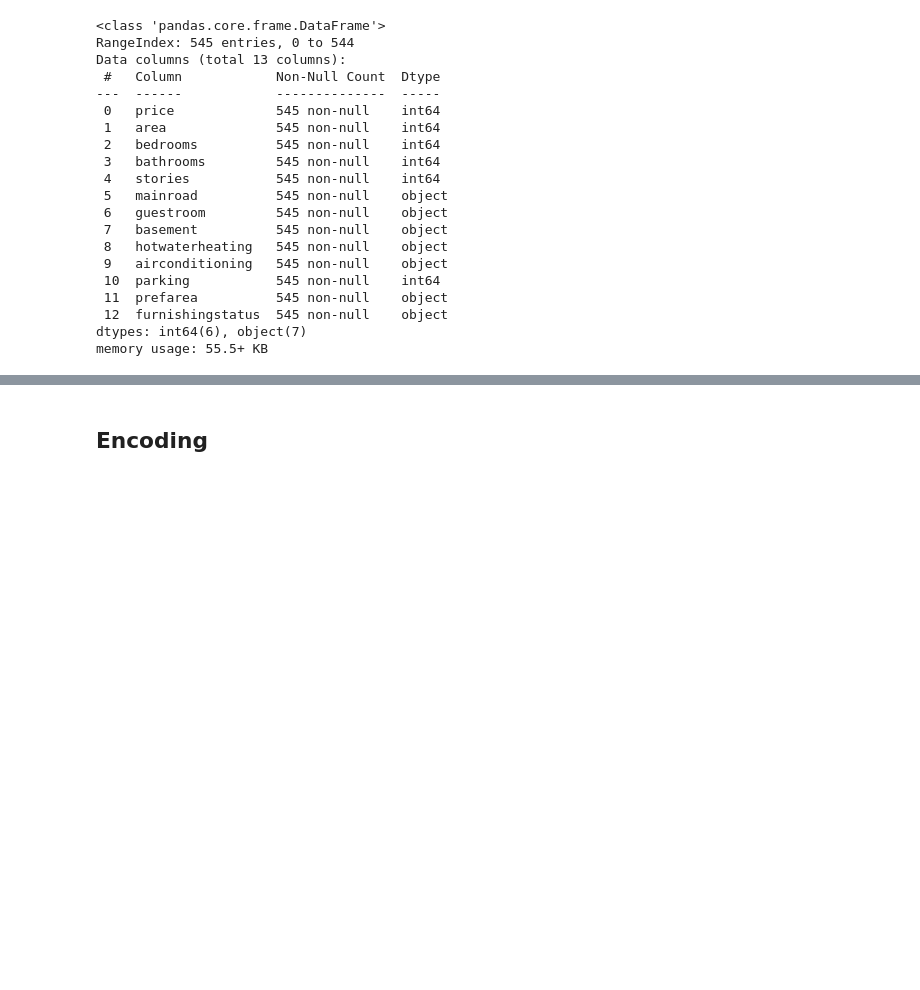
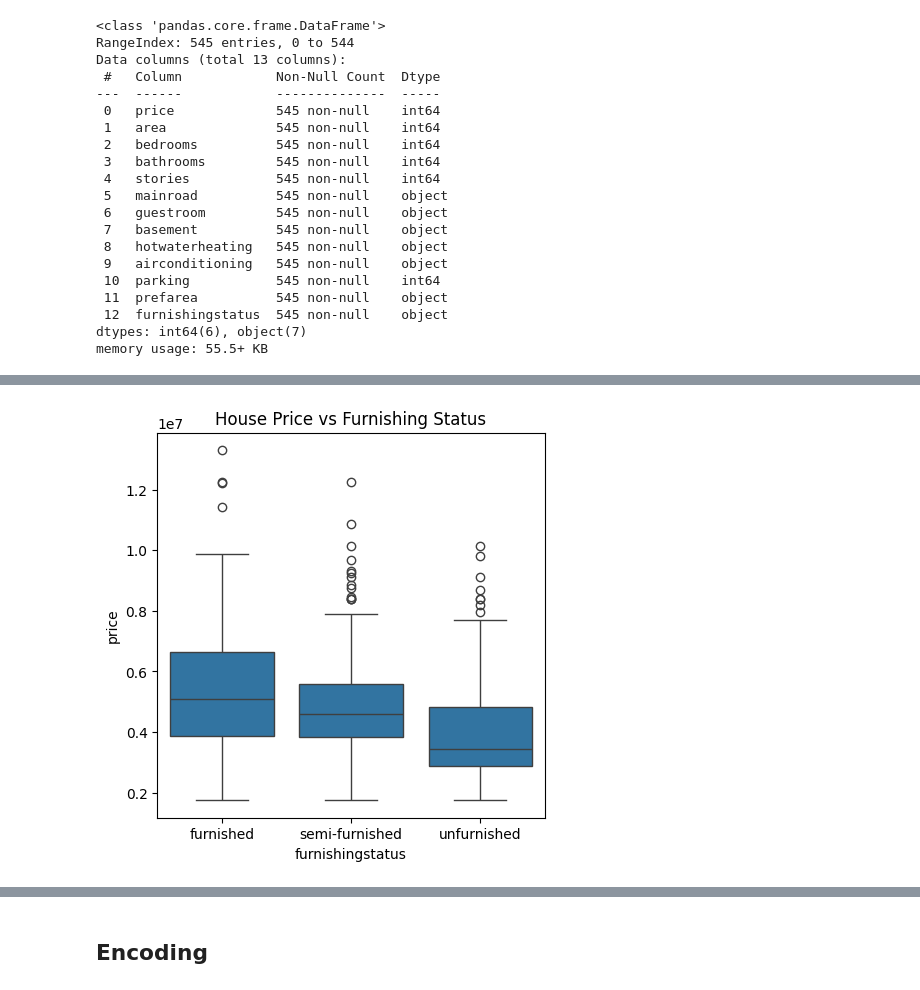
Before and after one commit to farahelmashad/housing-prices-prediction, a Jupyter notebook: housingPred.ipynb, the cells around one changed output, grey strips where cells are left out. Cells and saved outputs as stored; diff of their text form; code cells hidden in the pictures; blank space fills up the shorter version.

```diff
--- a/housingPred.ipynb
+++ b/housingPred.ipynb
@@ -37,0 +150,8 @@ memory usage: 55.5+ KB
+# %%
+plt.figure(figsize=(5, 5))
+sns.boxplot(df, x='furnishingstatus', y='price')
+plt.title('House Price vs Furnishing Status')
+
+plt.show()
+# %% [output]
+[figure, added]
```
Also changed, not shown: parts of 29 cells of this notebook.
